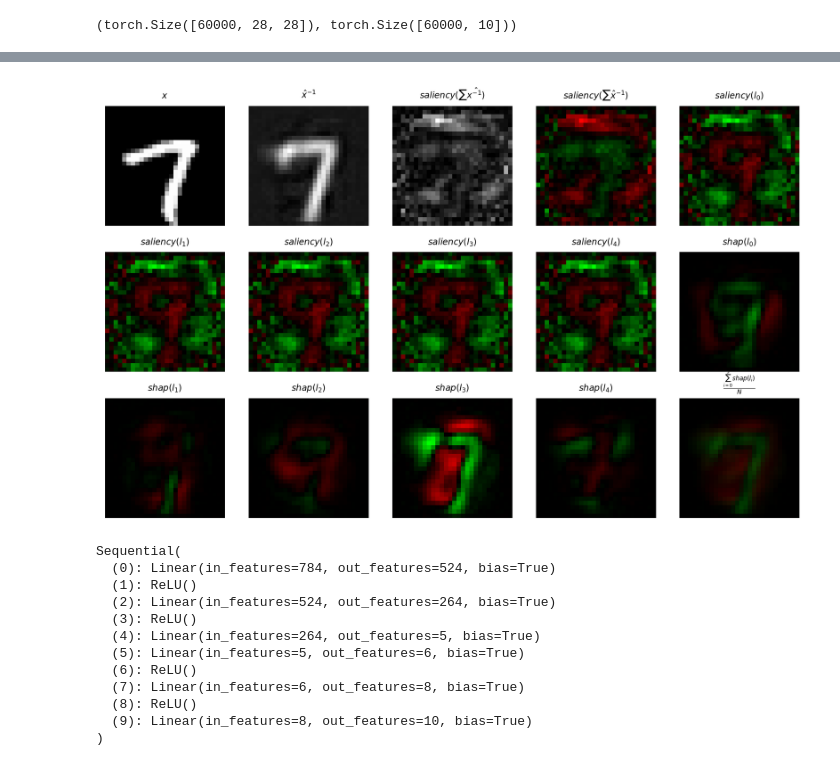
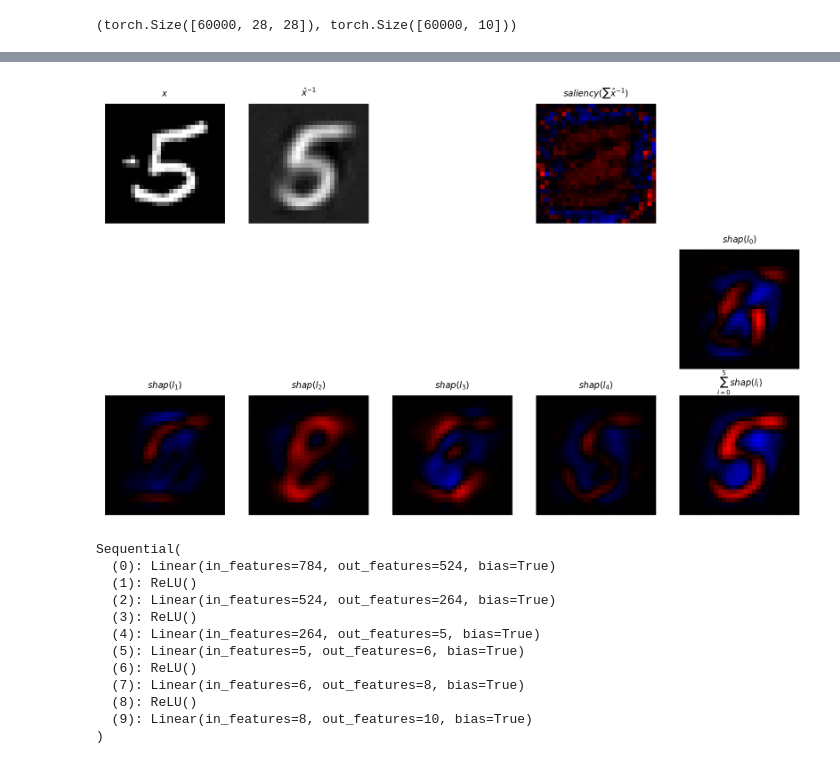
Before and after one commit to eivind-bn/master-project, a Jupyter notebook: mnist_autoencoder.ipynb, the cells around one changed output, grey strips where cells are left out. Cells and saved outputs as stored; diff of their text form; code cells hidden in the pictures.

```diff
--- a/mnist_autoencoder.ipynb
+++ b/mnist_autoencoder.ipynb
@@ -14,21 +14,21 @@ import shap
 import numpy as np
 # %%
 latent_dim = 5
-device = "cpu"
+device = "cuda"
 # %%
-images = torch.from_numpy(mnist.train_images()).to(device=device)
-images = images.float()/255.0
+images = torch.from_numpy(mnist.train_images()).to(device=device, dtype=torch.float32)
+images = images/255.0
 
 labels = torch.from_numpy(mnist.train_labels())
-labels_one_hot = torch.zeros((labels.shape[0],latent_dim)).float().to(device=device)
+labels_one_hot = torch.zeros((labels.shape[0],10), device=device, dtype=torch.float32)
 labels_one_hot[torch.arange(0,labels.shape[0]),labels.int()] = 1.0
 
 images.shape, labels_one_hot.shape
 # %% [output]
 (torch.Size([60000, 28, 28]), torch.Size([60000, 10]))
 # %%
-encoder = Policy.new((28,28),latent_dim, hidden_activation="ReLU")
-decoder = Policy.new(encoder.output_dim,encoder.input_dim, hidden_activation="ReLU")
+encoder = Policy.new((28,28),latent_dim, hidden_activation="ReLU", device=device)
+decoder = Policy.new(encoder.output_dim,encoder.input_dim, hidden_activation="ReLU", device=device)
 autoencoder = encoder + decoder
 autoencoder
 # %% [output]
@@ -59,4 +61,5 @@ stats[5:].plot_loss()
 # %%
+plot_images: np.ndarray = []
 idx = random.randint(0,len(images))
 X = images[idx]
 L = encoder(X)
@@ -65,85 +68,65 @@ digit = X_inv.tensor(True).argmax().item()
 
 fig = plt.figure(dpi=250, figsize=(10,6))
 fig.add_subplot(3,5,1)
+plot_images.append(X.numpy(force=True))
 plt.imshow(X.numpy(force=True), cmap="gray")
 plt.axis('off')
 plt.title(f'$x$', size=7)
 
 fig.add_subplot(3,5, 2)
+plot_images.append(X_inv.numpy())
 plt.imshow(X_inv.numpy(), cmap="gray")
 plt.axis('off')
 plt.title(f'$\\hat{{x}}^{{-1}}$', size=7)
 
-abs_saliency = X_inv.saliency(lambda t: t.sum())
-
-fig.add_subplot(3,5,3)
-plt.imshow(abs_saliency.numpy(force=True), cmap="gray")
-plt.axis('off')
-plt.title(f"$saliency(\sum{{\\hat{{x^{{-1}}}}}})$", size=7)
-
-gradients = X_inv.gradients(lambda t: t.sum())
-min,max = gradients.min(), gradients.max()
-if abs(max) > abs(min):
-    min = -max
-else:
-    max = -min
-red = torch.where(gradients < 0, gradients/min, torch.zeros_like(gradients))
-green = torch.where(gradients > 0, gradients/max, torch.zeros_like(gradients))
-saliency_with_corr = torch.zeros((28,28,3), dtype=torch.float32, device="cpu")
-saliency_with_corr[:,:,0] = red
-saliency_with_corr[:,:,1] = green
+gradients = X_inv.gradients(lambda t: t.sum()).numpy(force=True)
+grad_norm = np.abs(gradients).max()
+blue = np.where(gradients < 0, -gradients/grad_norm, np.zeros_like(gradients))
+red = np.where(gradients > 0, gradients/grad_norm, np.zeros_like(gradients))
+saliency = np.zeros((28,28,3), dtype=np.float32)
+saliency[:,:,2] = blue
+saliency[:,:,0] = red
 
 fig.add_subplot(3,5,4)
-plt.imshow(saliency_with_corr.numpy(force=True), cmap="gray")
+
+plot_images.append(saliency)
+plt.imshow(saliency, cmap="gray")
 plt.axis('off')
 plt.title(f"$saliency(\sum{{\\hat{{x}}^{{-1}}}})$", size=7)
 
-shap_images = []
-for i in range(5):
-    gradients = L.gradients(lambda t: t[0])
-    min,max = gradients.min(), gradients.max()
-    if abs(max) > abs(min):
-        min = -max
-    else:
-        max = -min
-    red = torch.where(gradients < 0, gradients/min, torch.zeros_like(gradients))
-    green = torch.where(gradients > 0, gradients/max, torch.zeros_like(gradients))
-    latent_saliency = torch.zeros((28,28,3), dtype=torch.float32, device="cpu")
-    latent_saliency[:,:,0] = red
-    latent_saliency[:,:,1] = green
-    fig.add_subplot(3,5,i+5)
-    plt.imshow(latent_saliency.numpy(force=True), cmap="gray")
-    plt.axis('off')
-    plt.title(f'$saliency(l_{i})$', size=7)
 
 data = encoder(images).numpy()
 explainer = shap.PermutationExplainer(lambda t: decoder(torch.from_numpy(t)).numpy().reshape((-1,784)), masker=data)
 autoencoder_shap_values: shap.Explanation = explainer(data[idx:idx+1], max_evals=21)[0]
 autoencoder_shap_values = np.array(autoencoder_shap_values.values).reshape((latent_dim,28,28))
 
-min,max = autoencoder_shap_values.min(), autoencoder_shap_values.max()
-if abs(max) > abs(min):
-    min = -max
-else:
-    max = -min
-red = np.where(autoencoder_shap_values < 0, autoencoder_shap_values/min, np.zeros_like(autoencoder_shap_values))
-green = np.where(autoencoder_shap_values > 0, autoencoder_shap_values/max, np.zeros_like(autoencoder_shap_values))
+norm = np.abs(autoencoder_shap_values).max()
+blue = np.where(autoencoder_shap_values < 0, -autoencoder_shap_values/norm, np.zeros_like(autoencoder_shap_values))
+red = np.where(autoencoder_shap_values > 0, autoencoder_shap_values/norm, np.zeros_like(autoencoder_shap_values))
 
-shap_images = []
 for i in range(5):
     image = np.zeros((28,28,3), dtype=np.float32)
+    image[:,:,2] = blue[i]
     image[:,:,0] = red[i]
-    image[:,:,1] = green[i]
-    shap_images.append(image)
     fig.add_subplot(3,5,i+10)
-    plt.imshow(shap_images[-1], cmap="gray")
+    plot_images.append(image)
+    plt.imshow(image, cmap="gray")
     plt.axis('off')
     plt.title(f'$shap(l_{i})$', size=7)
 
 fig.add_subplot(3,5,15)
-plt.imshow(np.stack(shap_images).mean(axis=0))
+
+sum_shap = autoencoder_shap_values.sum(axis=0)
+norm = np.abs(sum_shap).max()
+blue = np.where(sum_shap < 0, -sum_shap/norm, np.zeros_like(sum_shap))
+red = np.where(sum_shap > 0, sum_shap/norm, np.zeros_like(sum_shap))
+image = np.zeros((28,28,3), dtype=np.float32)
+image[:,:,2] = blue
+image[:,:,0] = red
+plot_images.append(image)
+plt.imshow(image)
 plt.axis('off')
-plt.title(f'$\\frac{{\sum_{{i=0}}^{{5}}{{shap(l_{{i}})}}}}{{N}}$', size=7)
+plt.title(f'$\sum_{{i=0}}^{{5}}{{shap(l_{{i}})}}$', size=7)
 plt.show()
 # %% [output]
-[figure, old version]
+[figure, new version]
```
Also changed, not shown: parts of 5 cells of this notebook, 3 other files.
